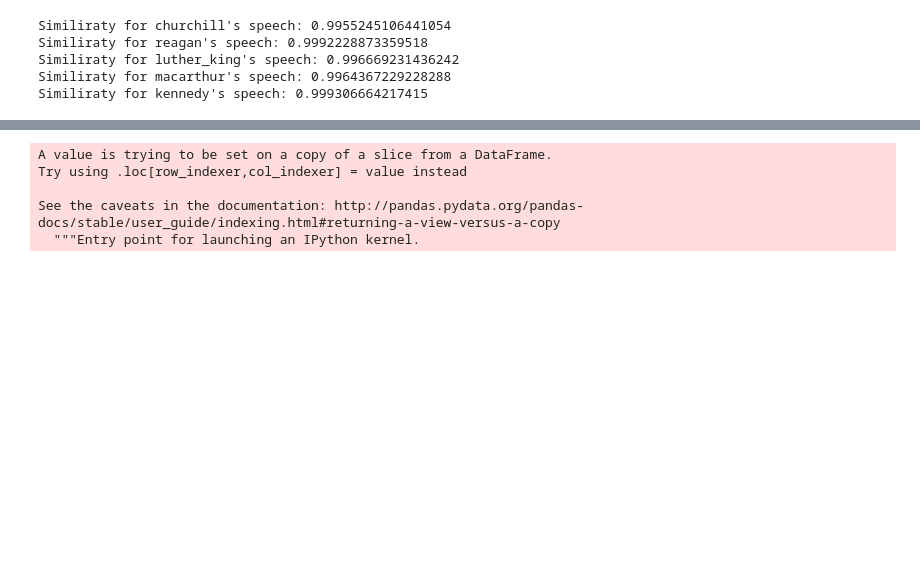
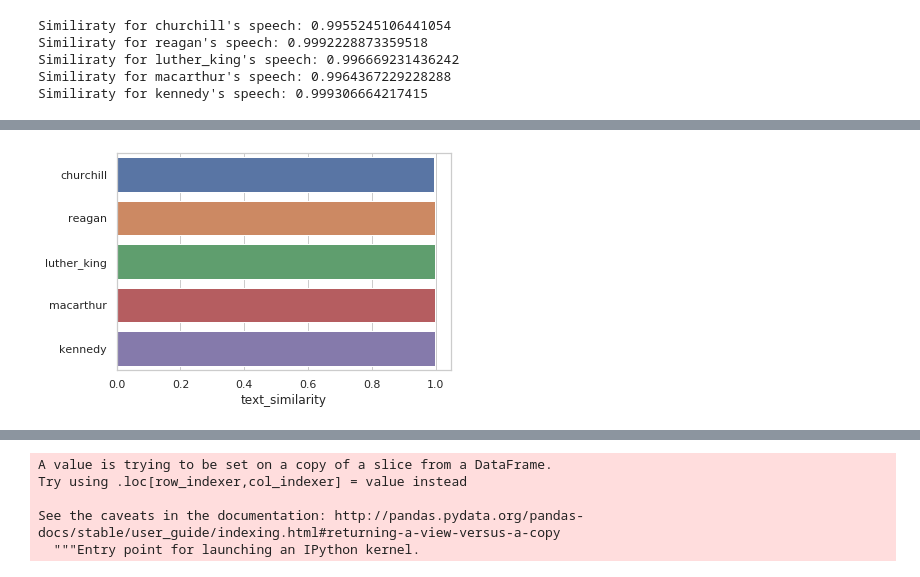
Before and after one commit to GabrielSGoncalves/nlp_aws, a Jupyter notebook: NLP_with_AWS_services.ipynb, the cells around one changed output, grey strips where cells are left out. Drawn from its saved outputs; the diff is of its cells as text; code cells hidden in the pictures; blank space fills up the shorter version.

Commit message:
Add barplot to similarity values

```diff
--- a/NLP_with_AWS_services.ipynb
+++ b/NLP_with_AWS_services.ipynb
@@ -339,3 +325,0 @@ t1 = original_transcriptions.get('churchill')
-# %%
-with open('original_transcripts_3.json', 'w') as f:
-    f.write(json.dumps(original_transcriptions, sort_keys=True, indent=4))
@@ -377,3 +349,9 @@ df_audio
+# %%
+sns.set(style="whitegrid")
+ax = sns.barplot(y=df_audio.index, x="text_similarity",
+                 data=df_audio, orient='h')
+# %% [output]
+[figure, added]
 # %%
 import spacy
 from spacy import displacy
```
Also changed, not shown: parts of 8 cells of this notebook.
